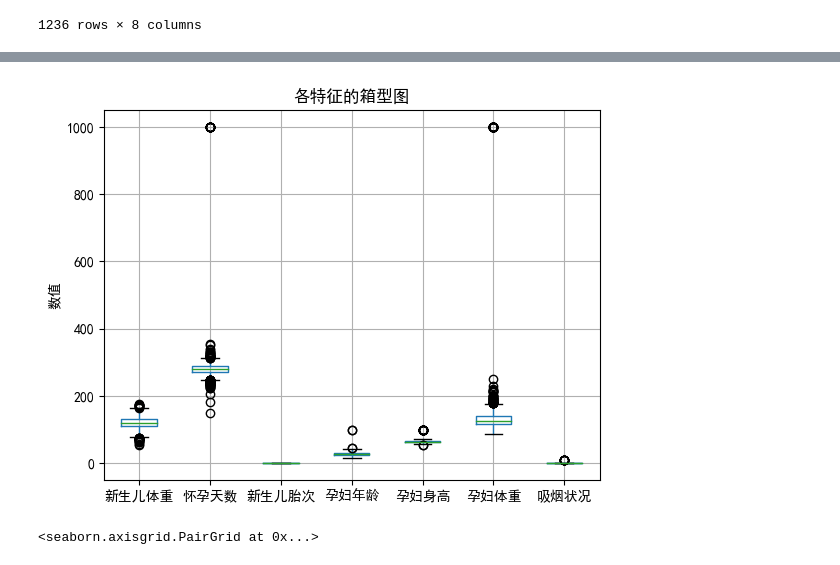
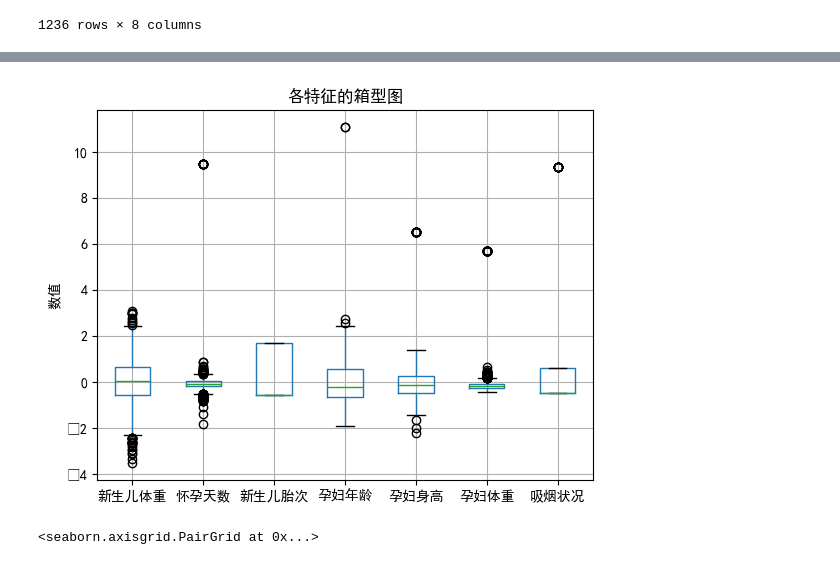
Before and after one commit to yuan554/yuan554, a Jupyter notebook: 机器学习初步/边学边练.ipynb, the cells around one changed output, grey strips where cells are left out. Drawn from its saved outputs; the diff is of its cells as text; code cells hidden in the pictures.

```diff
--- a/机器学习初步/边学边练.ipynb
+++ b/机器学习初步/边学边练.ipynb
@@ -141,12 +143,18 @@ data.describe()
+# %%
+# 只对数值型列进行标准化
+numeric_cols = data.select_dtypes(include='number').columns
+scaler = StandardScaler()
+data_standardized = data.copy()
+data_standardized[numeric_cols] = scaler.fit_transform(data[numeric_cols])
 # %%
-cols=[x for x in data.columns if x!='序号']
+cols=[x for x in data_standardized.columns if x!='序号']
 # %%
-data[cols].boxplot()
+data_standardized[cols].boxplot()
 plt.title('各特征的箱型图')
 plt.ylabel('数值')
 plt.show()
 # %% [output]
-[figure, old version]
+[figure, new version]
 # %%
 import seaborn as sns
 # %%
```
Also changed, not shown: parts of 1 cell of this notebook, 5 other files.
